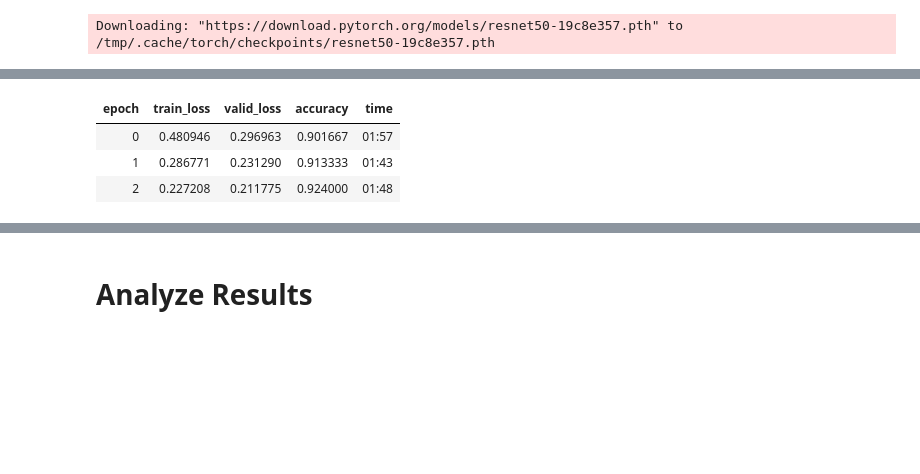
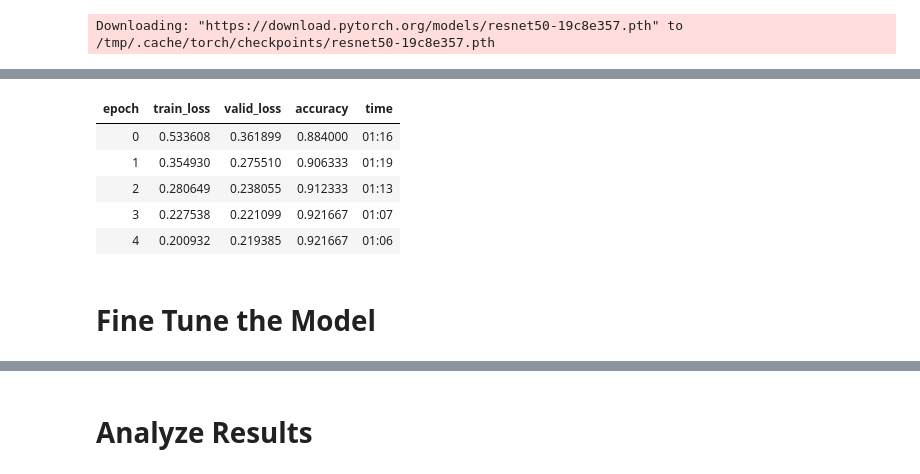
Before and after one commit to w11wo/intel-image-classification-cnn-fastai, a Jupyter notebook: intel-image-classification-cnn-with-fastai.ipynb, the cells around one changed output, grey strips where cells are left out. Drawn from its saved outputs; the diff is of its cells as text; code cells hidden in the pictures; blank space fills up the shorter version.

Commit message:
V3 of Model

```diff
--- a/intel-image-classification-cnn-with-fastai.ipynb
+++ b/intel-image-classification-cnn-with-fastai.ipynb
@@ -13,7 +13,7 @@ dir_path = Path("../input/intel-image-classification/")
 np.random.seed(int(time.time()))
 # %%
 BATCH_SIZE = 64
-SIZE = 224
+SIZE = 150
 # %%
 data = ImageDataBunch.from_folder(path=dir_path,
                                   train='seg_train',
@@ -50,9 +50,13 @@ Min loss divided by 10: 1.00E-02
 # %%
-learn.fit_one_cycle(3, max_lr=slice(1e-4,1e-3))
+learn.fit_one_cycle(5, slice(1e-4,1e-3))
 # %% [output]
 | epoch | train_loss | valid_loss | accuracy | time |
-| 0 | 0.480946 | 0.296963 | 0.901667 | 01:57 |
-| 1 | 0.286771 | 0.231290 | 0.913333 | 01:43 |
-| 2 | 0.227208 | 0.211775 | 0.924000 | 01:48 |
+| 0 | 0.533608 | 0.361899 | 0.884000 | 01:16 |
+| 1 | 0.354930 | 0.275510 | 0.906333 | 01:19 |
+| 2 | 0.280649 | 0.238055 | 0.912333 | 01:13 |
+| 3 | 0.227538 | 0.221099 | 0.921667 | 01:07 |
+| 4 | 0.200932 | 0.219385 | 0.921667 | 01:06 |
 # %%
 learn.save('stage-1-res50')
+# %% [markdown]
+# Fine Tune the Model
```
Also changed, not shown: parts of 9 cells of this notebook.
